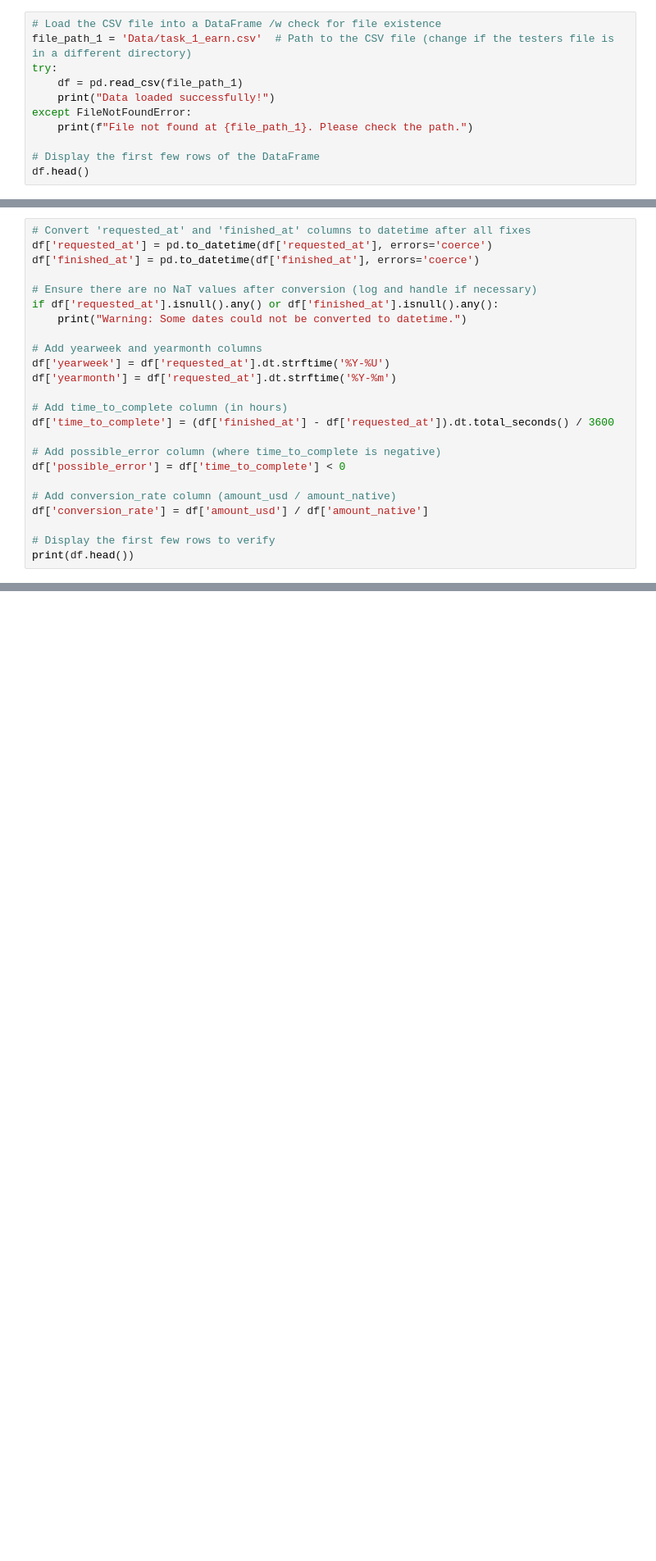
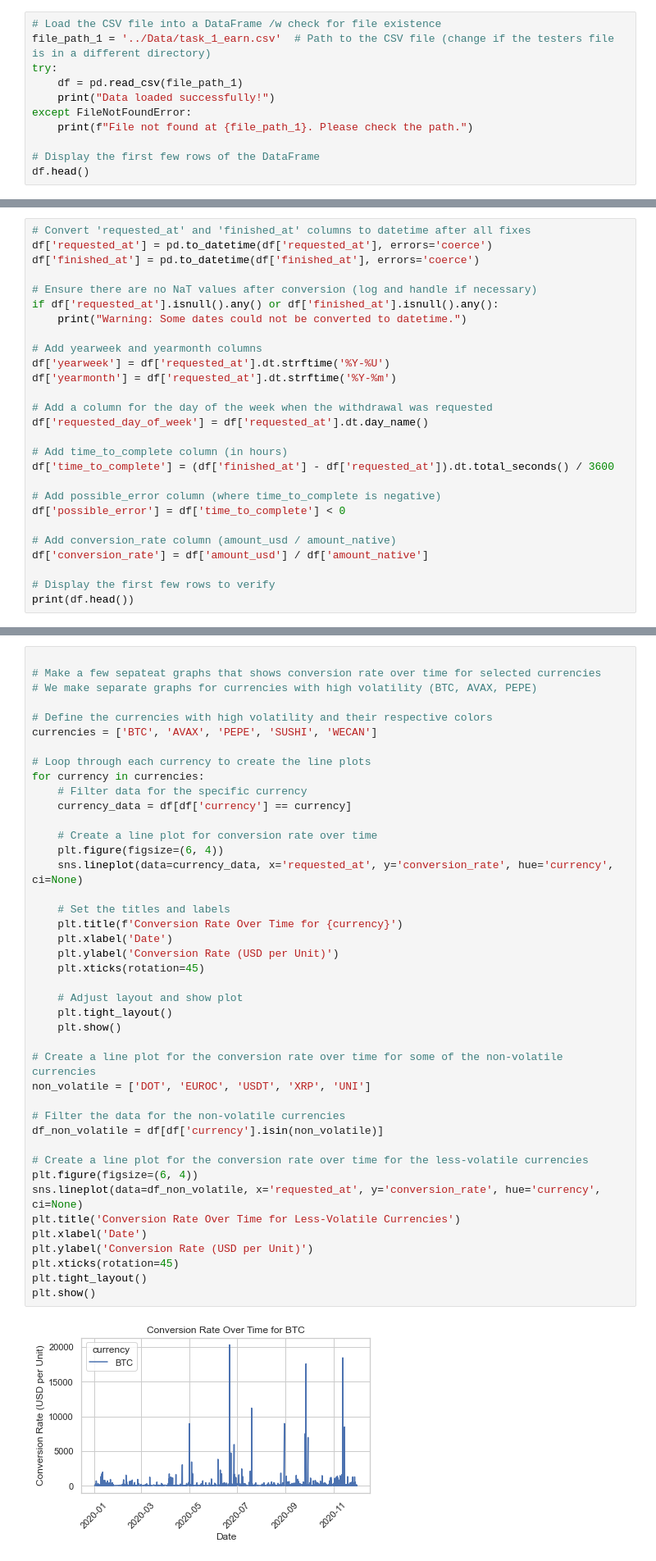
Before and after one commit to njenko/BItstamp-Assesment, a Jupyter notebook: Task 1/Bitstamp_Assignment_Task1.ipynb, the cells around one changed output, grey strips where cells are left out. Shown at 82% size. Drawn from its saved outputs; the diff is of its cells as text; blank space fills up the shorter version.

```diff
--- a/Task 1/Bitstamp_Assignment_Task1.ipynb
+++ b/Task 1/Bitstamp_Assignment_Task1.ipynb
@@ -38,7 +38,7 @@ sns.set_theme(style="whitegrid")
 Import data from the *task_1_earn.csv* file. The tester shoul change the **file_path_1** variable to the path to the file, if it is not already in the same directory.
 # %%
 # Load the CSV file into a DataFrame /w check for file existence
-file_path_1 = 'Data/task_1_earn.csv'  # Path to the CSV file (change if the testers file is in a different directory)
+file_path_1 = '../Data/task_1_earn.csv'  # Path to the CSV file (change if the testers file is in a different directory)
 try:
     df = pd.read_csv(file_path_1)
     print("Data loaded successfully!")
@@ -171,6 +171,9 @@ if df['requested_at'].isnull().any() or df['finished_at'].isnull().any():
 df['yearweek'] = df['requested_at'].dt.strftime('%Y-%U')
 df['yearmonth'] = df['requested_at'].dt.strftime('%Y-%m')
 
+# Add a column for the day of the week when the withdrawal was requested
+df['requested_day_of_week'] = df['requested_at'].dt.day_name()
+
 # Add time_to_complete column (in hours)
 df['time_to_complete'] = (df['finished_at'] - df['requested_at']).dt.total_seconds() / 3600
 
@@ -246,0 +300,44 @@ df.to_csv('Outputs/task_1_earn_cleaned.csv', index=False)
+# %%
+
+# Make a few sepateat graphs that shows conversion rate over time for selected currencies
+# We make separate graphs for currencies with high volatility (BTC, AVAX, PEPE)
+
+# Define the currencies with high volatility and their respective colors
+currencies = ['BTC', 'AVAX', 'PEPE', 'SUSHI', 'WECAN']
+
+# Loop through each currency to create the line plots
+for currency in currencies:
+    # Filter data for the specific currency
+    currency_data = df[df['currency'] == currency]
+
+    # Create a line plot for conversion rate over time
+    plt.figure(figsize=(6, 4))
+    sns.lineplot(data=currency_data, x='requested_at', y='conversion_rate', hue='currency', ci=None)
+
+    # Set the titles and labels
+    plt.title(f'Conversion Rate Over Time for {currency}')
+    plt.xlabel('Date')
+    plt.ylabel('Conversion Rate (USD per Unit)')
+    plt.xticks(rotation=45)
+
+    # Adjust layout and show plot
+    plt.tight_layout()
+    plt.show()
+
+# Create a line plot for the conversion rate over time for some of the non-volatile currencies
+non_volatile = ['DOT', 'EUROC', 'USDT', 'XRP', 'UNI']
+
+# Filter the data for the non-volatile currencies
+df_non_volatile = df[df['currency'].isin(non_volatile)]
+
+# Create a line plot for the conversion rate over time for the less-volatile currencies
+plt.figure(figsize=(6, 4))
+sns.lineplot(data=df_non_volatile, x='requested_at', y='conversion_rate', hue='currency', ci=None)
+plt.title('Conversion Rate Over Time for Less-Volatile Currencies')
+plt.xlabel('Date')
+plt.ylabel('Conversion Rate (USD per Unit)')
+plt.xticks(rotation=45)
+plt.tight_layout()
+plt.show()
+# %% [output]
+[figure, added]
```
Also changed, not shown: parts of 28 cells of this notebook, 3 other files.
